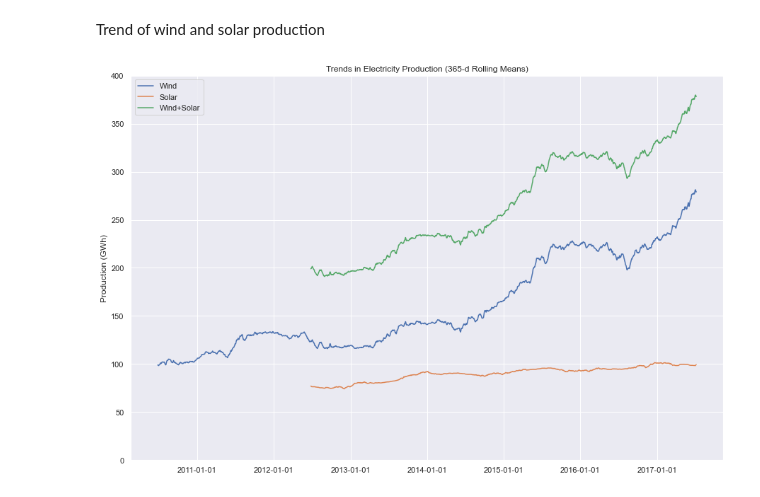
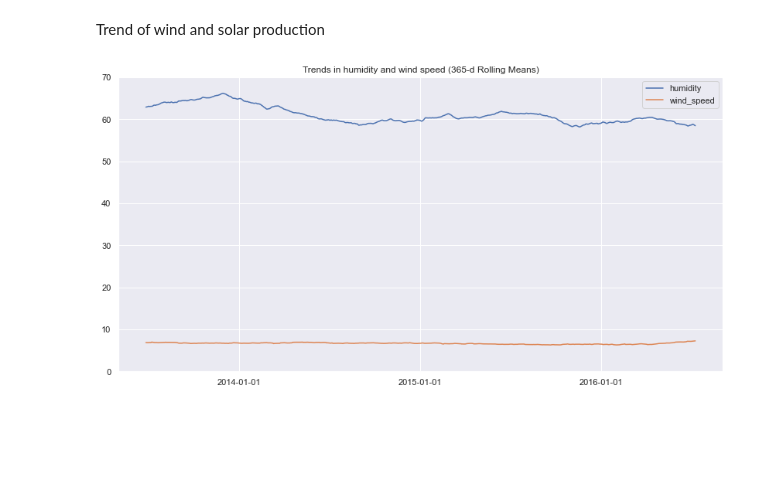
Before and after one commit to adili0505/Demo, a Jupyter notebook: delhi_weather_analysis.ipynb, the cells around one changed output. Cells and saved outputs as stored; diff of their text form; code cells hidden in the pictures; blank space fills up the shorter version.

```diff
--- a/delhi_weather_analysis.ipynb
+++ b/delhi_weather_analysis.ipynb
@@ -441,13 +439,13 @@ Trend of wind and solar production
 # %%
 # Plot 365-day rolling mean time series of wind and solar power
 fig, ax = plt.subplots()
-for nm in ['Wind', 'Solar', 'Wind+Solar']:
-    ax.plot(opsd_365d[nm], label=nm)
+for nm in ['humidity', 'wind_speed']:
+    ax.plot(delhi_365d[nm], label=nm)
     # Set x-ticks to yearly interval, adjust y-axis limits, add legend and labels
     ax.xaxis.set_major_locator(mdates.YearLocator())
-    ax.set_ylim(0, 400)
+    ax.set_ylim(0, 70)
     ax.legend()
-    ax.set_ylabel('Production (GWh)')
-    ax.set_title('Trends in Electricity Production (365-d Rolling Means)');
+    #ax.set_ylabel('Production (GWh)')
+    ax.set_title('Trends in humidity and wind speed (365-d Rolling Means)');
 # %% [output]
-[figure, old version]
+[figure, new version]
```
Also changed, not shown: parts of 3 cells of this notebook.
